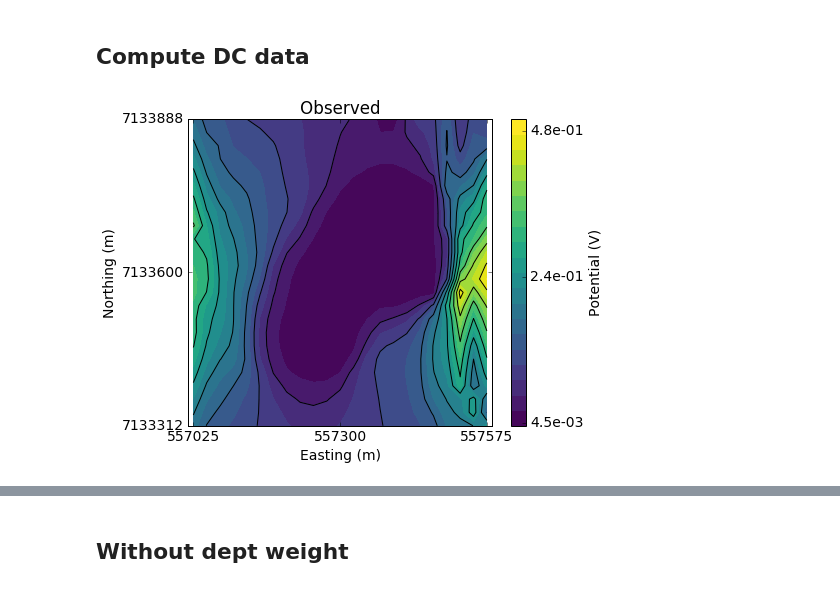
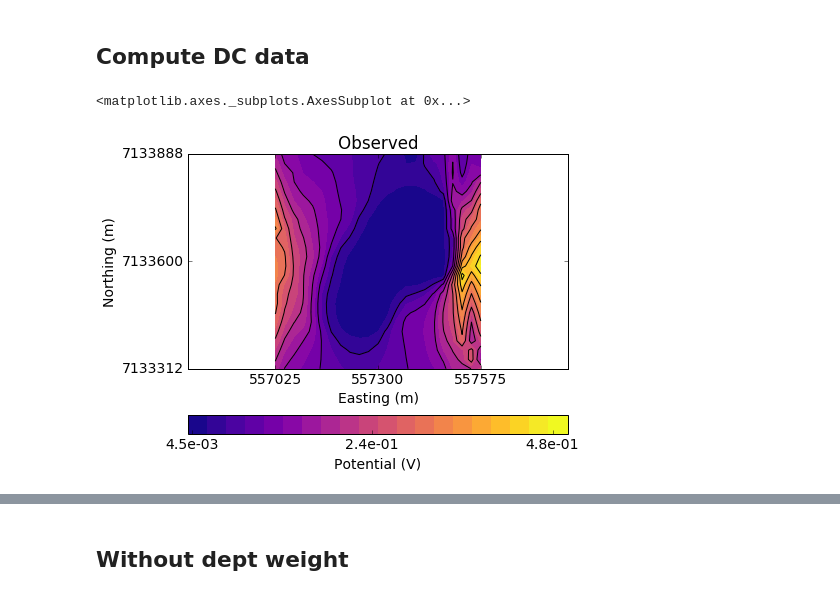
Before and after one commit to simpeg/presentations, a Jupyter notebook: SciPy2016/notebooks/DC/DCinv_Gradient_singleSrc_PosterFigs.ipynb, the cells around one changed output, grey strips where cells are left out. Drawn from its saved outputs; the diff is of its cells as text; code cells hidden in the pictures.

Commit message:
Fixed some problems with visualizing.

```diff
--- a/SciPy2016/notebooks/DC/DCinv_Gradient_singleSrc_PosterFigs.ipynb
+++ b/SciPy2016/notebooks/DC/DCinv_Gradient_singleSrc_PosterFigs.ipynb
@@ -323,5 +326,5 @@ print Imax
 # %%
-def vizdata(data, src, rx, rxcomponent="X", clim=None, title=None, figsave=None, ax=None):
+def vizdata(data, src, rx, rxcomponent="X", clim=None, title=None, figsave=None, ax=None, cb=True,cbOrient="vertical"):
     if ax is None:
         fig = plt.figure(figsize=(6.8, 5.5))
         ax = plt.subplot(111)
@@ -336,11 +339,11 @@ def vizdata(data, src, rx, rxcomponent="X", clim=None, title=None, figsave=None,
     temp = temp.reshape(X.shape, order="F")
     if clim is not None:
         vmin, vmax = clim[0], clim[1]
-        dat = ax.contourf(X, Y, temp, 20, clim=clim, vmin=vmin, vmax=vmax, cmap="viridis")
+        dat = ax.contourf(X, Y, temp, 20, clim=clim, vmin=vmin, vmax=vmax, cmap="plasma")
         ax.contour(X, Y, temp, 10, colors="k")
     else:
         vmin, vmax = temp.min(), temp.max()
-        dat = ax.contourf(X, Y, temp, 20, cmap="viridis")
+        dat = ax.contourf(X, Y, temp, 20, cmap="plasma")
         ax.contour(X, Y, temp, 10, colors="k")
 
     if title is not None:
@@ -357,10 +360,13 @@ def vizdata(data, src, rx, rxcomponent="X", clim=None, title=None, figsave=None,
     ax.set_ylim(ymin, ymax)
     ax.axis("equal")
 
-    cb = plt.colorbar(dat, ticks=np.linspace(vmin, vmax, 3), format="%.1e")
-    cb.set_label("Potential (V)")
+    if cb:
+        cb = plt.colorbar(dat, orientation=cbOrient, ticks=np.linspace(vmin, vmax, 3), format="%.1e")
+        cb.set_label("Potential (V)")
+
     if figsave is not None:
         fig.savefig(figsave, dpi=200)
+    return ax
 # %% [markdown]
 ## Compute DC data
 # %%
@@ -371,6 +377,7 @@ dcdata = Survey.Data(survey, v=dobs)
 Xx = 0.5*(Mx[:,0]+Nx[:,0]).reshape((23, 24), order="F")
 Yx = Mx[:,1].reshape((23, 24), order="F")
 # %%
-vizdata(dcdata, src1, rx_x, rxcomponent="X", title="Observed", figsave="./images/IxVx_obs.png", clim=(4.5e-3, 4.8e-1))
+vizdata(dcdata, src1, rx_x, rxcomponent="X", title="Observed",cbOrient="horizontal", figsave="./images/IxVx_obs.png", clim=(4.5e-3, 4.8e-1))
 # %% [output]
+<matplotlib.axes._subplots.AxesSubplot at 0x...>
-[figure, old version]
+[figure, new version]
```
Also changed, not shown: parts of 14 cells of this notebook, 2 other files.
